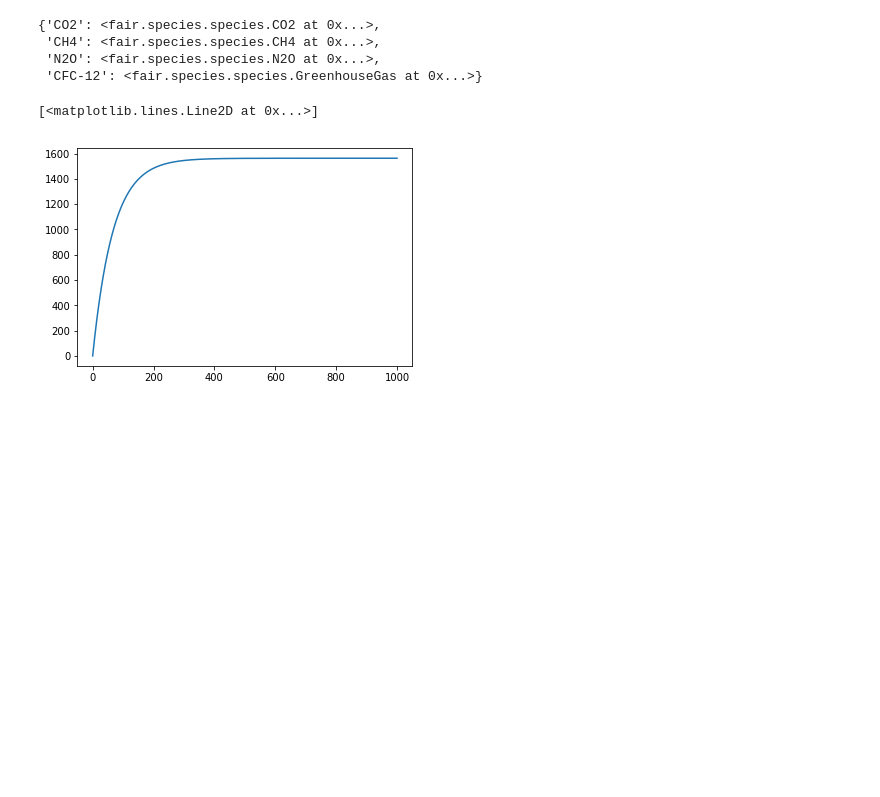
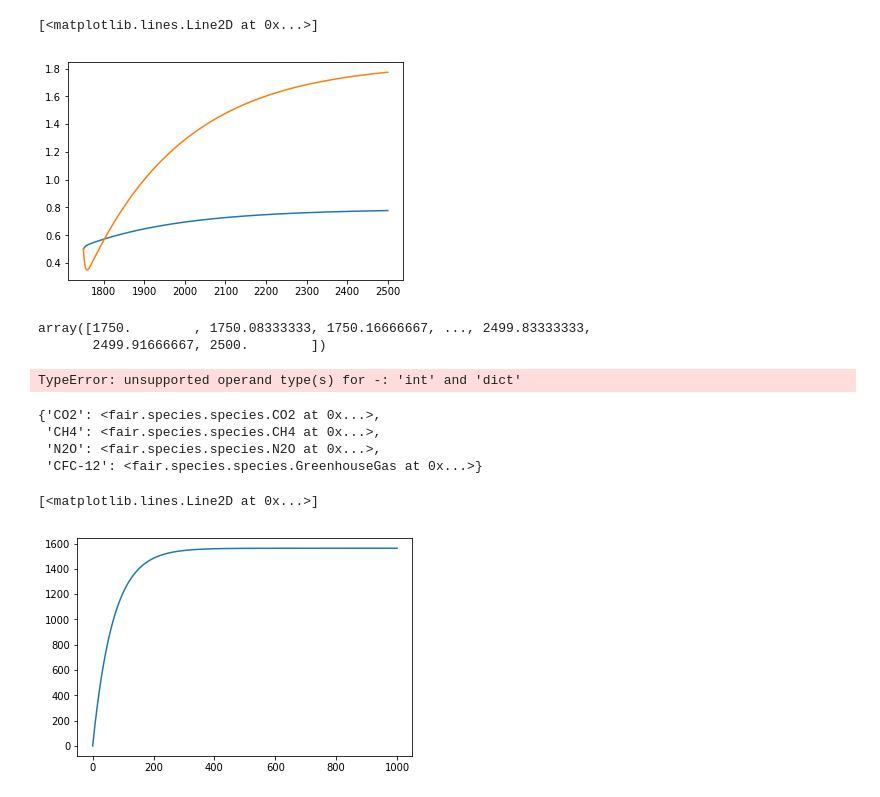
Before and after one commit to JGBroadbent/FAIR, a Jupyter notebook: notebooks/new_interface.ipynb, the cells around one changed output. Saved outputs shown, nothing was run; the diff lists cells and outputs as text; code cells hidden in the pictures; blank space fills up the shorter version.

```diff
--- a/notebooks/new_interface.ipynb
+++ b/notebooks/new_interface.ipynb
@@ -10,0 +59,49 @@ import pandas as pd
+# %%
+class Scenario:
+    def __init__(self, start=1750, end=2500, temperature_t0=0, timestep=1, effective_radiative_forcing=None, temperature_model='Millar', tcr=1.75, ecs=3, d=np.array([239, 4.1]), f2x=3.80, tcr_dbl=70):
+        self.start = start
+        self.end   = end
+        self.temperature_t0 = temperature_t0
+        self.timestep = timestep
+        self.nt = int((end-start)/timestep)+1
+        self.effective_radiative_forcing=effective_radiative_forcing
+        self.time = np.linspace(self.start, self.end, self.nt)
+        self.temperature_model=temperature_model
+        self.tcr = tcr
+        self.ecs = ecs
+        self.d = d
+        self.f2x = f2x
+        self.tcr_dbl = tcr_dbl
+
+    def run(self):
+        nbox = 2
+        T_j = np.ones((self.nt, nbox)) * np.nan
+        T_j[0,:] = self.temperature_t0
+        for t in range(self.nt-1):
+            q = calculate_q(tcr=self.tcr, ecs=self.ecs, d=self.d, f2x=self.f2x, tcr_dbl=self.tcr_dbl)
+            T_j[t+1,:] = calculate_temperature(T_j[t,:], self.d, q, self.effective_radiative_forcing[t], self.timestep, method=self.temperature_model)
+        self.temperature = np.sum(T_j, axis=1)
+# %%
+scen12=Scenario(timestep=(1/12), effective_radiative_forcing=np.ones(751*12-11), temperature_t0=np.array([0.0,0.5]), ecs=7)
+scen12.run()
+# %%
+scen1=Scenario(timestep=1, effective_radiative_forcing=np.ones(751), temperature_t0=[0.0,0.5], tcr=2, f2x=3.80)
+scen1.run()
+# %%
+pl.plot(scen1.time, scen1.temperature)
+pl.plot(scen12.time, scen12.temperature)
+# %% [output]
+[<matplotlib.lines.Line2D at 0x...>]
+[figure, added]
+# %%
+scen12.time
+# %% [output]
+array([1750.        , 1750.08333333, 1750.16666667, ..., 2499.83333333,
+       2499.91666667, 2500.        ])
+# %%
+params = {'ecs':  4.2,
+          'tcr':  2.3,
+          'effective_radiative_forcing': np.ones(751)}
+scen=Scenario(params)
+# %% [output]
+TypeError: unsupported operand type(s) for -: 'int' and 'dict'
```
Also changed, not shown: parts of 7 cells of this notebook, 2 other files.
